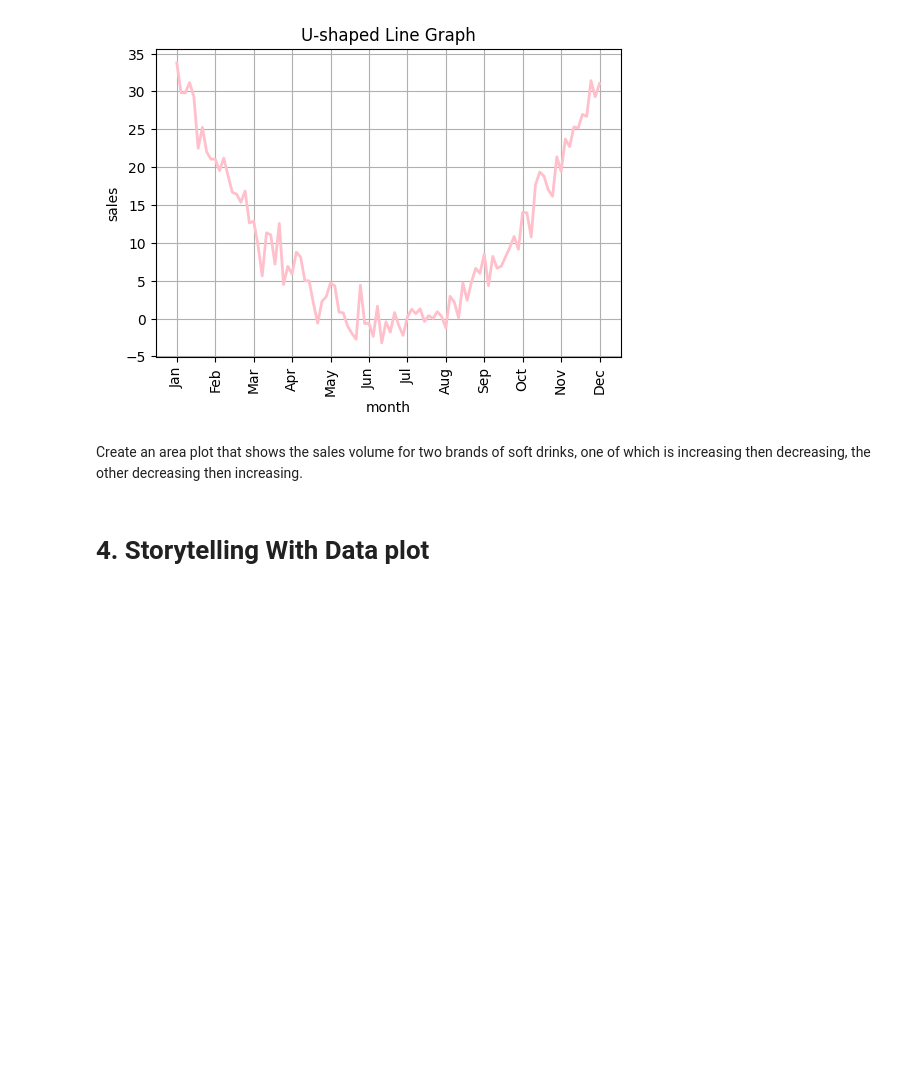
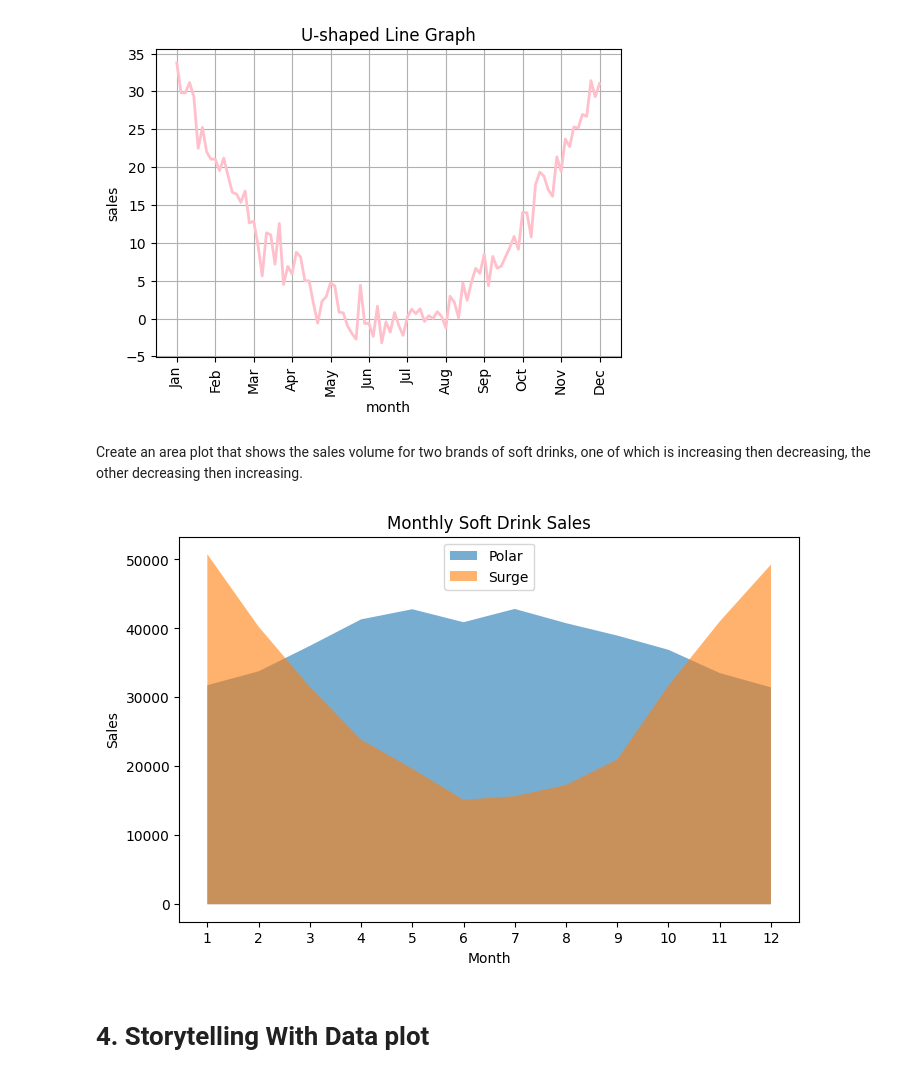
Before and after one commit to manningdbu/OMDS-ModB2-Week-5---Manning-Diana-, a Jupyter notebook: Week5-concealed-answer.ipynb, the cells around one changed output. Drawn from its saved outputs; the diff is of its cells as text; code cells hidden in the pictures; blank space fills up the shorter version.

```diff
--- a/Week5-concealed-answer.ipynb
+++ b/Week5-concealed-answer.ipynb
@@ -256,6 +257,31 @@ plt.show()
 [figure]
 # %% [markdown]
 Create an area plot that shows the sales volume for two brands of soft drinks, one of which is increasing then decreasing, the other decreasing then increasing.
+# %%
+months = np.arange(1,13)
+# Polar increasing
+polar = 30000 + 12000 * np.sin((months - 1) / 11 * np.pi)
+
+# Surge decreasing
+surge = 50000 - 35000 * np.sin((months - 1) / 11 * np.pi)
+
+# Optional small noise
+np.random.seed(0)
+polar = polar + np.random.normal(0, 1000, 12)
+surge = surge + np.random.normal(0, 1000, 12)
+
+plt.figure(figsize=(8,5))
+plt.fill_between(months, polar, alpha=0.6, label="Polar")
+plt.fill_between(months, surge, alpha=0.6, label="Surge")
+
+plt.xticks(months)
+plt.xlabel("Month")
+plt.ylabel("Sales")
+plt.title("Monthly Soft Drink Sales")
+plt.legend()
+plt.show()
+# %% [output]
+[figure, added]
 # %% [markdown]
 # 4. Storytelling With Data plot
 # %% [markdown]
```
Also changed, not shown: parts of 1 cell of this notebook.
